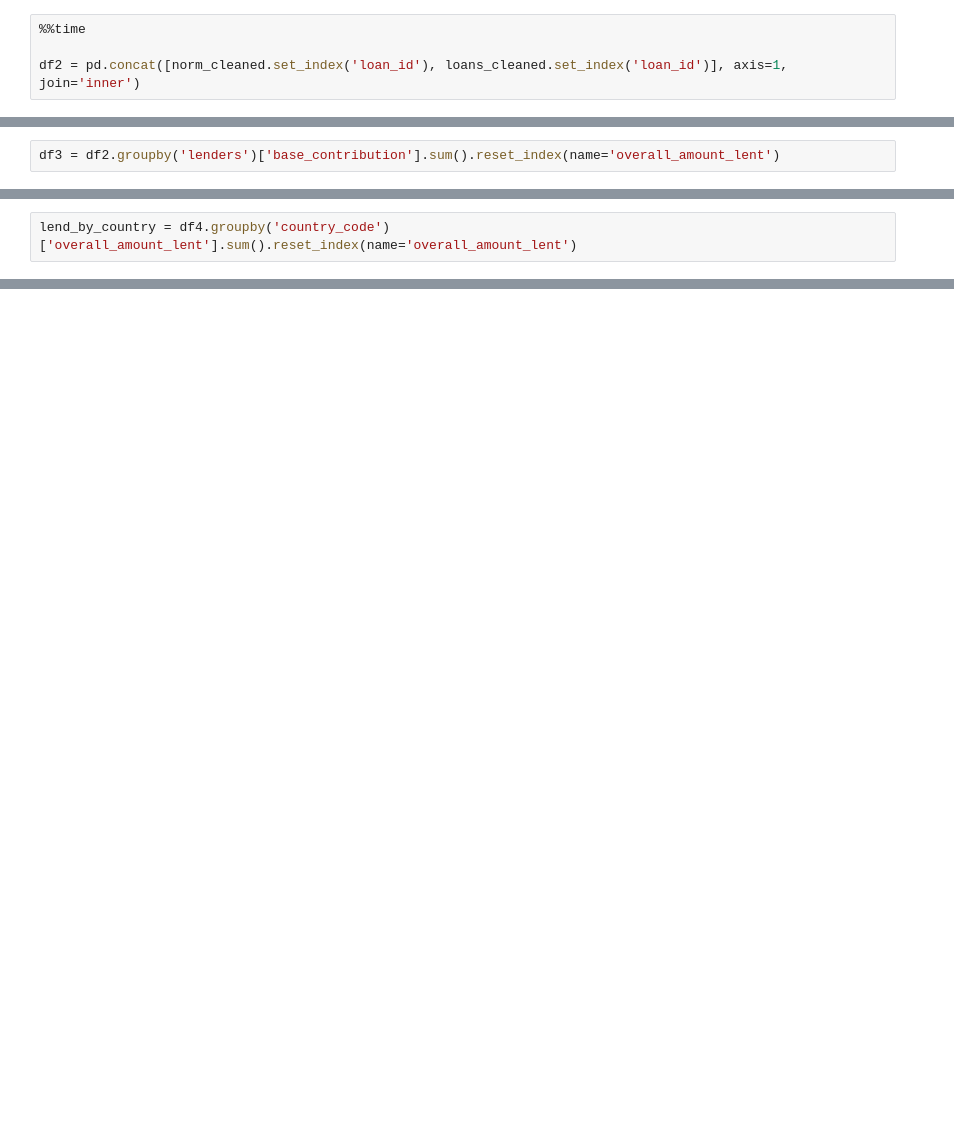
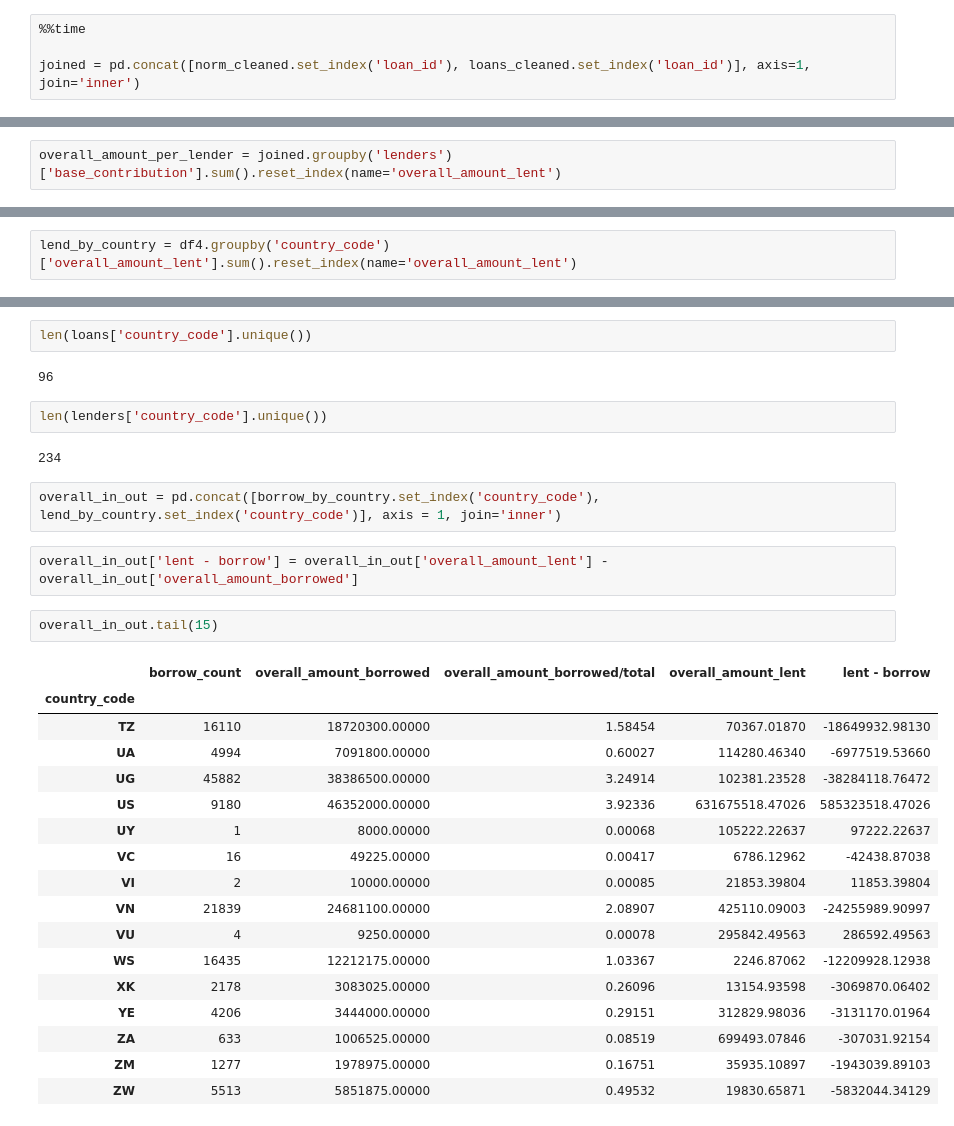
Before and after one commit to Lukpier/cs-project, a Jupyter notebook: kiva.ipynb, the cells around one changed output, grey strips where cells are left out. Drawn from its saved outputs; the diff is of its cells as text; blank space fills up the shorter version.

```diff
--- a/kiva.ipynb
+++ b/kiva.ipynb
@@ -260,5 +262,5 @@ norm_cleaned = norm_loan_lenders[~norm_loan_lenders.loan_id.isin(ids2)] ### veri
 # %%
 %%time
 
-df2 = pd.concat([norm_cleaned.set_index('loan_id'), loans_cleaned.set_index('loan_id')], axis=1, join='inner')
+joined = pd.concat([norm_cleaned.set_index('loan_id'), loans_cleaned.set_index('loan_id')], axis=1, join='inner')
 # %% [output]
@@ -267,3 +269,3 @@ Wall time: 1min 44s
 # %%
-df3 = df2.groupby('lenders')['base_contribution'].sum().reset_index(name='overall_amount_lent')
+overall_amount_per_lender = joined.groupby('lenders')['base_contribution'].sum().reset_index(name='overall_amount_lent')
 # %%
@@ -390,0 +386,32 @@ lend_by_country.sort_values(by='overall_amount_lent')
+# %%
+len(loans['country_code'].unique())
+# %% [output]
+96
+# %%
+len(lenders['country_code'].unique())
+# %% [output]
+234
+# %%
+overall_in_out = pd.concat([borrow_by_country.set_index('country_code'), lend_by_country.set_index('country_code')], axis = 1, join='inner')
+# %%
+overall_in_out['lent - borrow'] = overall_in_out['overall_amount_lent'] - overall_in_out['overall_amount_borrowed']
+# %%
+overall_in_out.tail(15)
+# %% [output]
+|  | borrow_count | overall_amount_borrowed | overall_amount_borrowed/total | overall_amount_lent | lent - borrow |
+| country_code |  |  |  |  |  |
+| TZ | 16110 | 18720300.00000 | 1.58454 | 70367.01870 | -18649932.98130 |
+| UA | 4994 | 7091800.00000 | 0.60027 | 114280.46340 | -6977519.53660 |
+| UG | 45882 | 38386500.00000 | 3.24914 | 102381.23528 | -38284118.76472 |
+| US | 9180 | 46352000.00000 | 3.92336 | 631675518.47026 | 585323518.47026 |
+| UY | 1 | 8000.00000 | 0.00068 | 105222.22637 | 97222.22637 |
+| VC | 16 | 49225.00000 | 0.00417 | 6786.12962 | -42438.87038 |
+| VI | 2 | 10000.00000 | 0.00085 | 21853.39804 | 11853.39804 |
+| VN | 21839 | 24681100.00000 | 2.08907 | 425110.09003 | -24255989.90997 |
+| VU | 4 | 9250.00000 | 0.00078 | 295842.49563 | 286592.49563 |
+| WS | 16435 | 12212175.00000 | 1.03367 | 2246.87062 | -12209928.12938 |
+| XK | 2178 | 3083025.00000 | 0.26096 | 13154.93598 | -3069870.06402 |
+| YE | 4206 | 3444000.00000 | 0.29151 | 312829.98036 | -3131170.01964 |
+| ZA | 633 | 1006525.00000 | 0.08519 | 699493.07846 | -307031.92154 |
+| ZM | 1277 | 1978975.00000 | 0.16751 | 35935.10897 | -1943039.89103 |
+| ZW | 5513 | 5851875.00000 | 0.49532 | 19830.65871 | -5832044.34129 |
```
Also changed, not shown: parts of 16 cells of this notebook.
